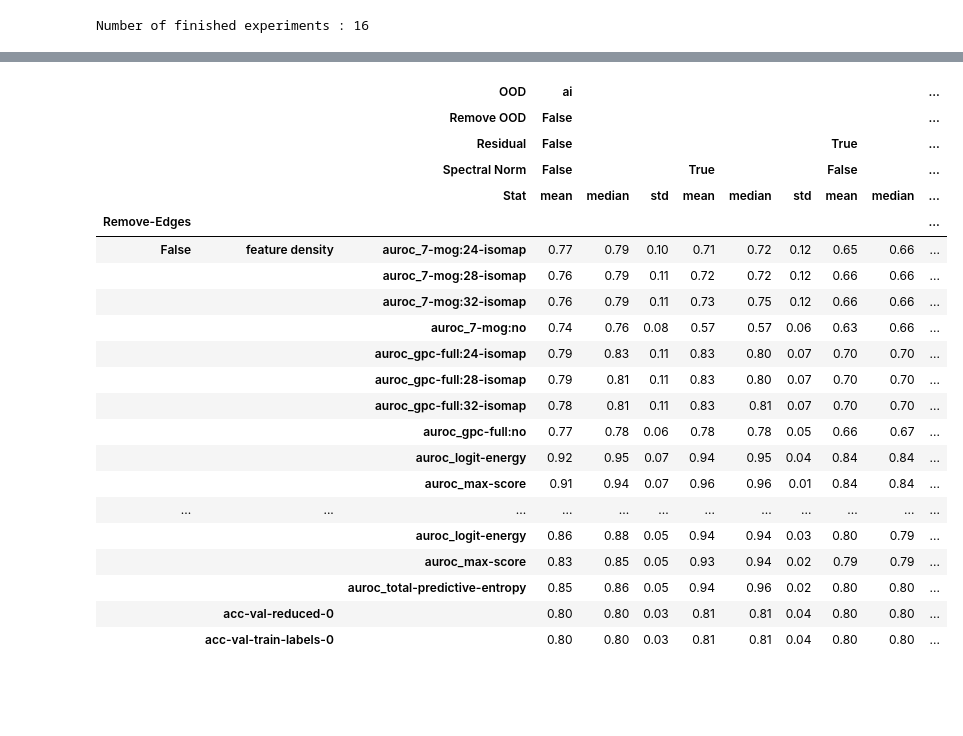
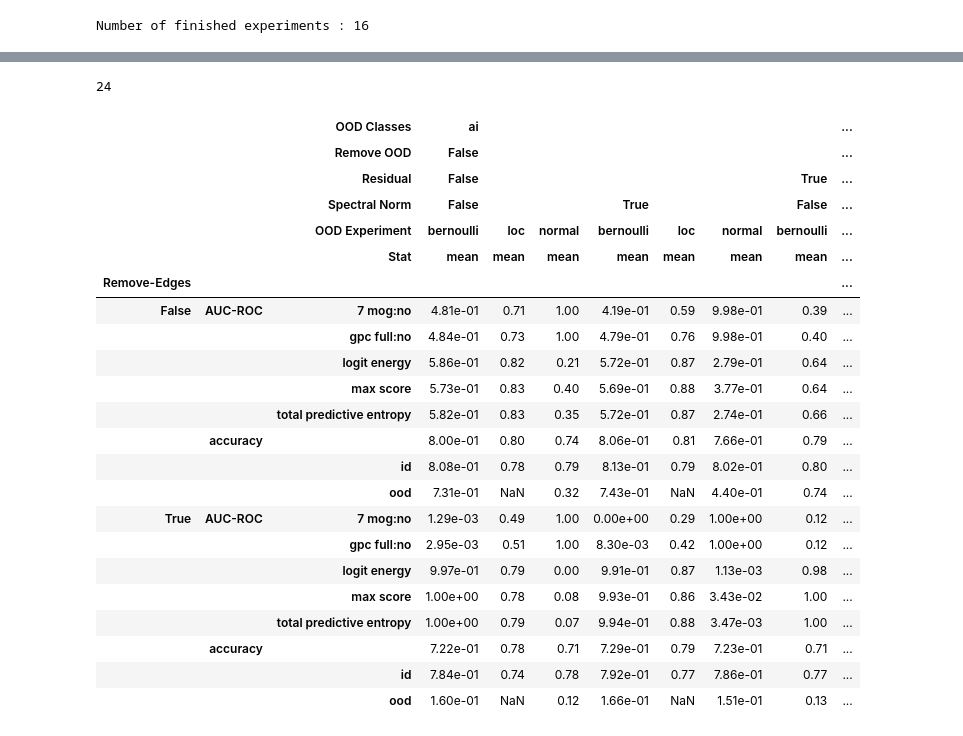
Before and after one commit to dfuchsgruber/MasterThesis, a Jupyter notebook: evaluation_nbs/week8_cora_full.ipynb, the cells around one changed output, grey strips where cells are left out. Cells and saved outputs as stored; diff of their text form; code cells hidden in the pictures; blank space fills up the shorter version.

Commit message:
Improved density fits and plots and word embeddings

```diff
--- a/evaluation_nbs/week8_cora_full.ipynb
+++ b/evaluation_nbs/week8_cora_full.ipynb
@@ -84,3 +122,3 @@ df
 # %%
-df = df.reset_index((0, 1, 2, 3, -1))
+df = df.reset_index((0, 1, 2, 3, 5, -1))
 # %%
@@ -102,14 +144,13 @@ df
 # %%
 subdfs, names = [], []
-for n, g in df.groupby(['level_0', 'level_1', 'level_2', 'level_3', 'level_7']):
+for n, g in df.groupby(['level_0', 'level_1', 'level_2', 'level_3', 'level_5', 'level_8']):
     g = pd.DataFrame(g[0])
     g.columns = [n]
     subdfs.append(g)
 # %%
 df_cat = pd.concat(subdfs, axis=1)
-idx = pd.MultiIndex.from_tuples(df_cat.columns, names=('OOD', 'Remove OOD', 'Residual', 'Spectral Norm', 'Stat'))
+idx = pd.MultiIndex.from_tuples(df_cat.columns, names=('OOD Classes', 'Remove OOD', 'Residual', 'Spectral Norm', 'OOD Experiment', 'Stat'))
 df_cat.columns = idx
 df_cat.index.names = ('Remove-Edges', '', '')
 pd.set_option("display.precision", 2)
 df_cat = df_cat.T.sort_index().T
-df_cat
@@ -140,26 +157,42 @@ df_cat
+# %%
+exp_sizes = [
+    1, # ood data
+    1, # remove ood vertices from train
+    2, # residual,
+    2, # Spectral norm,
+    3, # ood type
+    2, # stats
+]
+exp_size = reduce(lambda x, y: x * y, exp_sizes)
+exp_size
+# %% [output]
+24
 # %%
-df_cat.iloc[:, :4 * 3]
+
+
+df_cat.iloc[:, 0 * exp_size : 1 * exp_size : 2]
 # %% [output]
-|  |  | OOD | ai |  |  |  |  |  |  |  | ... |
-|  |  | Remove OOD | False |  |  |  |  |  |  |  | ... |
-|  |  | Residual | False |  |  |  |  |  | True |  | ... |
-|  |  | Spectral Norm | False |  |  | True |  |  | False |  | ... |
-|  |  | Stat | mean | median | std | mean | median | std | mean | median | ... |
-| Remove-Edges |  |  |  |  |  |  |  |  |  |  | ... |
-| False | feature density | auroc_7-mog:24-isomap | 0.77 | 0.79 | 0.10 | 0.71 | 0.72 | 0.12 | 0.65 | 0.66 | ... |
-|  |  | auroc_7-mog:28-isomap | 0.76 | 0.79 | 0.11 | 0.72 | 0.72 | 0.12 | 0.66 | 0.66 | ... |
-|  |  | auroc_7-mog:32-isomap | 0.76 | 0.79 | 0.11 | 0.73 | 0.75 | 0.12 | 0.66 | 0.66 | ... |
-|  |  | auroc_7-mog:no | 0.74 | 0.76 | 0.08 | 0.57 | 0.57 | 0.06 | 0.63 | 0.66 | ... |
-|  |  | auroc_gpc-full:24-isomap | 0.79 | 0.83 | 0.11 | 0.83 | 0.80 | 0.07 | 0.70 | 0.70 | ... |
-|  |  | auroc_gpc-full:28-isomap | 0.79 | 0.81 | 0.11 | 0.83 | 0.80 | 0.07 | 0.70 | 0.70 | ... |
-|  |  | auroc_gpc-full:32-isomap | 0.78 | 0.81 | 0.11 | 0.83 | 0.81 | 0.07 | 0.70 | 0.70 | ... |
-|  |  | auroc_gpc-full:no | 0.77 | 0.78 | 0.06 | 0.78 | 0.78 | 0.05 | 0.66 | 0.67 | ... |
-|  |  | auroc_logit-energy | 0.92 | 0.95 | 0.07 | 0.94 | 0.95 | 0.04 | 0.84 | 0.84 | ... |
-|  |  | auroc_max-score | 0.91 | 0.94 | 0.07 | 0.96 | 0.96 | 0.01 | 0.84 | 0.84 | ... |
-| ... | ... | ... | ... | ... | ... | ... | ... | ... | ... | ... | ... |
-|  |  | auroc_logit-energy | 0.86 | 0.88 | 0.05 | 0.94 | 0.94 | 0.03 | 0.80 | 0.79 | ... |
-|  |  | auroc_max-score | 0.83 | 0.85 | 0.05 | 0.93 | 0.94 | 0.02 | 0.79 | 0.79 | ... |
-|  |  | auroc_total-predictive-entropy | 0.85 | 0.86 | 0.05 | 0.94 | 0.96 | 0.02 | 0.80 | 0.80 | ... |
-|  | acc-val-reduced-0 |  | 0.80 | 0.80 | 0.03 | 0.81 | 0.81 | 0.04 | 0.80 | 0.80 | ... |
-|  | acc-val-train-labels-0 |  | 0.80 | 0.80 | 0.03 | 0.81 | 0.81 | 0.04 | 0.80 | 0.80 | ... |
+|  |  | OOD Classes | ai |  |  |  |  |  |  | ... |
+|  |  | Remove OOD | False |  |  |  |  |  |  | ... |
+|  |  | Residual | False |  |  |  |  |  | True | ... |
+|  |  | Spectral Norm | False |  |  | True |  |  | False | ... |
+|  |  | OOD Experiment | bernoulli | loc | normal | bernoulli | loc | normal | bernoulli | ... |
+|  |  | Stat | mean | mean | mean | mean | mean | mean | mean | ... |
+| Remove-Edges |  |  |  |  |  |  |  |  |  | ... |
+| False | AUC-ROC | 7 mog:no | 4.81e-01 | 0.71 | 1.00 | 4.19e-01 | 0.59 | 9.98e-01 | 0.39 | ... |
+|  |  | gpc full:no | 4.84e-01 | 0.73 | 1.00 | 4.79e-01 | 0.76 | 9.98e-01 | 0.40 | ... |
+|  |  | logit energy | 5.86e-01 | 0.82 | 0.21 | 5.72e-01 | 0.87 | 2.79e-01 | 0.64 | ... |
+|  |  | max score | 5.73e-01 | 0.83 | 0.40 | 5.69e-01 | 0.88 | 3.77e-01 | 0.64 | ... |
+|  |  | total predictive entropy | 5.82e-01 | 0.83 | 0.35 | 5.72e-01 | 0.87 | 2.74e-01 | 0.66 | ... |
+|  | accuracy |  | 8.00e-01 | 0.80 | 0.74 | 8.06e-01 | 0.81 | 7.66e-01 | 0.79 | ... |
+|  |  | id | 8.08e-01 | 0.78 | 0.79 | 8.13e-01 | 0.79 | 8.02e-01 | 0.80 | ... |
+|  |  | ood | 7.31e-01 | NaN | 0.32 | 7.43e-01 | NaN | 4.40e-01 | 0.74 | ... |
+| True | AUC-ROC | 7 mog:no | 1.29e-03 | 0.49 | 1.00 | 0.00e+00 | 0.29 | 1.00e+00 | 0.12 | ... |
+|  |  | gpc full:no | 2.95e-03 | 0.51 | 1.00 | 8.30e-03 | 0.42 | 1.00e+00 | 0.12 | ... |
+|  |  | logit energy | 9.97e-01 | 0.79 | 0.00 | 9.91e-01 | 0.87 | 1.13e-03 | 0.98 | ... |
+|  |  | max score | 1.00e+00 | 0.78 | 0.08 | 9.93e-01 | 0.86 | 3.43e-02 | 1.00 | ... |
+|  |  | total predictive entropy | 1.00e+00 | 0.79 | 0.07 | 9.94e-01 | 0.88 | 3.47e-03 | 1.00 | ... |
+|  | accuracy |  | 7.22e-01 | 0.78 | 0.71 | 7.29e-01 | 0.79 | 7.23e-01 | 0.71 | ... |
+|  |  | id | 7.84e-01 | 0.74 | 0.78 | 7.92e-01 | 0.77 | 7.86e-01 | 0.77 | ... |
+|  |  | ood | 1.60e-01 | NaN | 0.12 | 1.66e-01 | NaN | 1.51e-01 | 0.13 | ... |
 # %%
```
Also changed, not shown: parts of 11 cells of this notebook, 28 other files.
